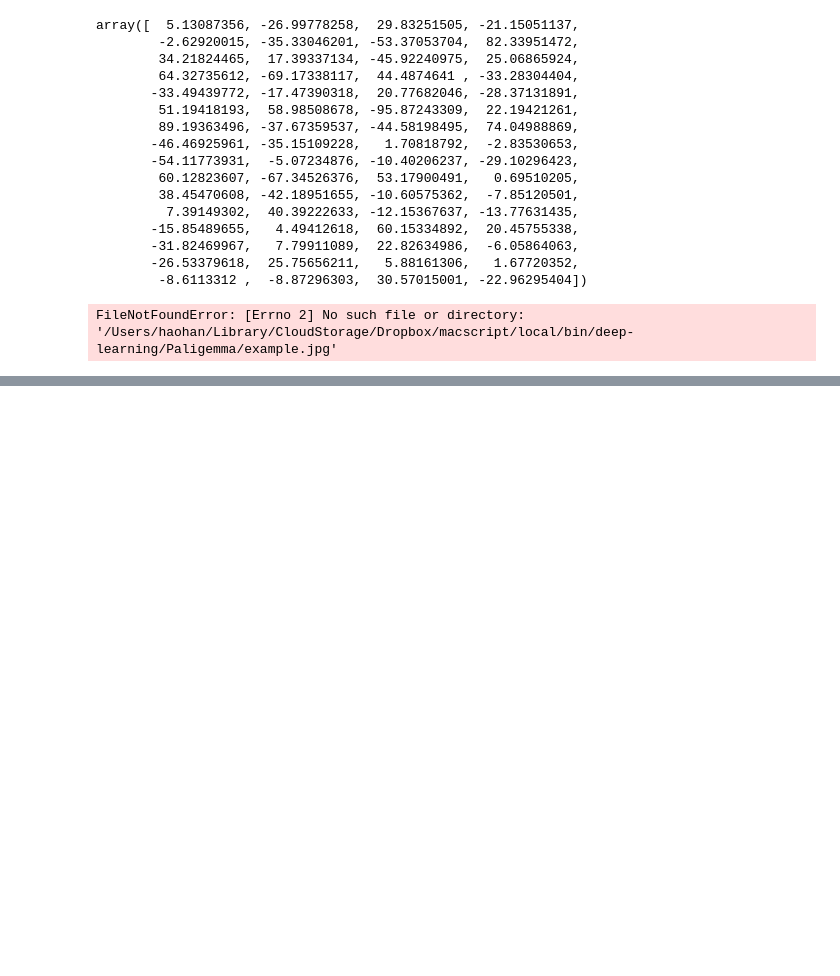
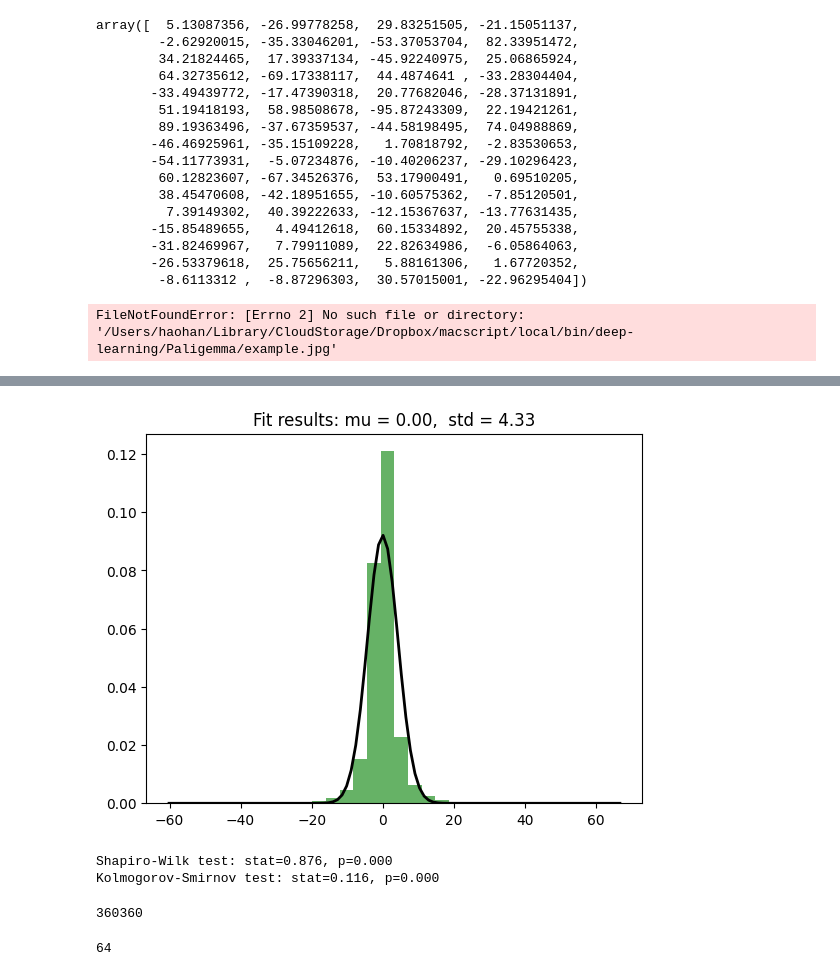
Before and after one commit to xiaonengmiao/Paligemma, a Jupyter notebook: test.ipynb, the cells around one changed output, grey strips where cells are left out. Saved outputs shown, nothing was run; the diff lists cells and outputs as text; code cells hidden in the pictures; blank space fills up the shorter version.

```diff
--- a/test.ipynb
+++ b/test.ipynb
@@ -186,0 +420,37 @@ FileNotFoundError: [Errno 2] No such file or directory: '/Users/haohan/Library/C
+# %%
+import numpy as np
+import matplotlib.pyplot as plt
+from scipy import stats
+
+# Generate some sample data (Normal with mean=0, std=1)
+# data = np.random.normal(0, 1, 500)
+data = np.array([distance_blocks[1][i][0][1] for i in range(len(distance_blocks[1]))])
+
+# --- Visual check ---
+plt.hist(data, bins=30, density=True, alpha=0.6, color='g')
+
+# Overlay Gaussian fit
+mu, std = stats.norm.fit(data)
+xmin, xmax = plt.xlim()
+x = np.linspace(xmin, xmax, 100)
+p = stats.norm.pdf(x, mu, std)
+plt.plot(x, p, 'k', linewidth=2)
+plt.title(f"Fit results: mu = {mu:.2f},  std = {std:.2f}")
+plt.show()
+
+# --- Statistical tests ---
+# Shapiro-Wilk test (for normality)
+stat, p_value = stats.shapiro(data)
+print("Shapiro-Wilk test: stat=%.3f, p=%.3f" % (stat, p_value))
+
+# Kolmogorov-Smirnov test (compare to N(0,1))
+stat, p_value = stats.kstest(data, 'norm', args=(mu, std))
+print("Kolmogorov-Smirnov test: stat=%.3f, p=%.3f" % (stat, p_value))
+# %% [output]
+[figure, added]
+Shapiro-Wilk test: stat=0.876, p=0.000
+Kolmogorov-Smirnov test: stat=0.116, p=0.000
+# %%
+len(distance_blocks)
+# %% [output]
+360360
@@ -186,0 +459,4 @@ FileNotFoundError: [Errno 2] No such file or directory: '/Users/haohan/Library/C
+# %%
+len(values)
+# %% [output]
+64
```
Also changed, not shown: parts of 7 cells of this notebook, 1 other file.
